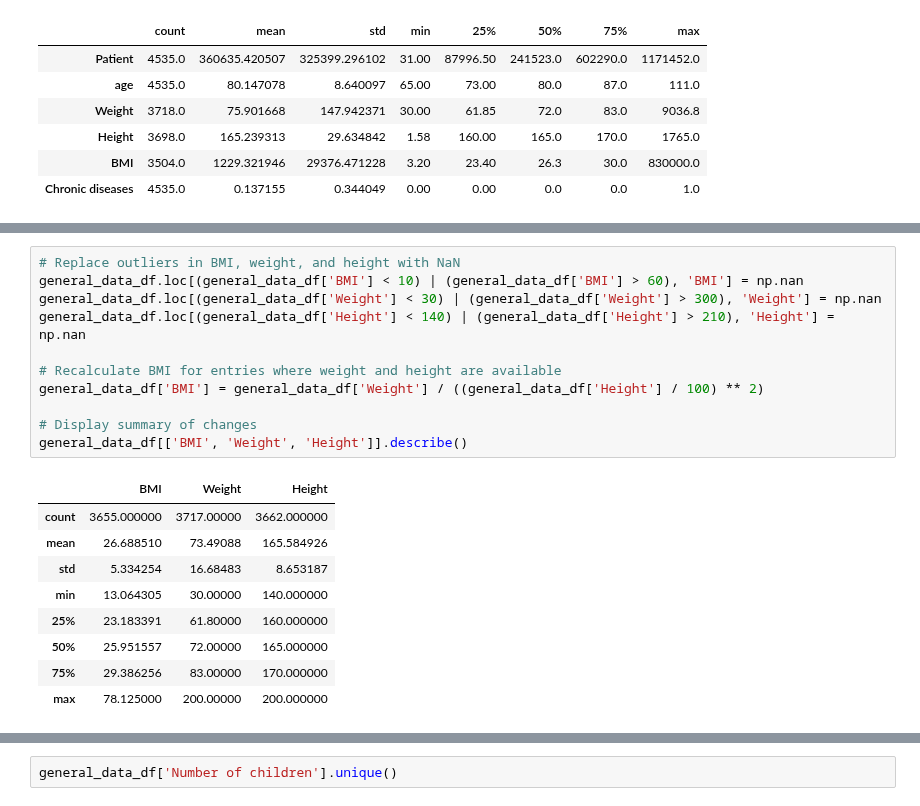
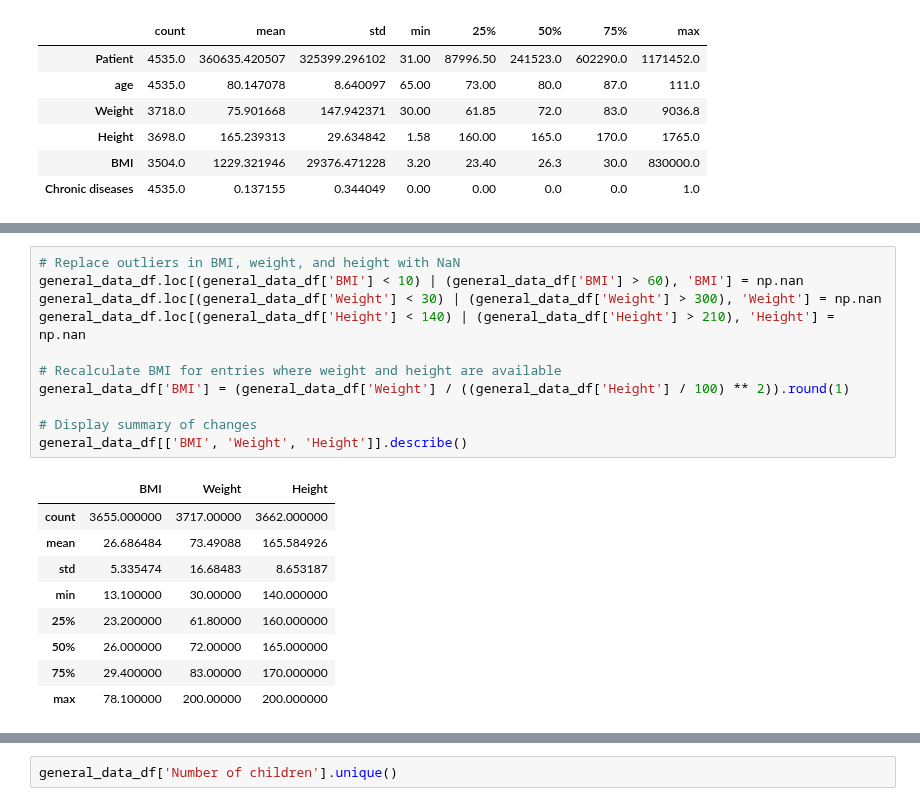
Before and after one commit to RyanWri/data-science2-lab-final-project, a Jupyter notebook: src/team_4/Task4.ipynb, the cells around one changed output, grey strips where cells are left out. Saved outputs shown, nothing was run; the diff lists cells and outputs as text.

```diff
--- a/src/team_4/Task4.ipynb
+++ b/src/team_4/Task4.ipynb
@@ -675,24 +661,24 @@ bmi_outliers, weight_outliers, height_outliers
 # %%
 # Replace outliers in BMI, weight, and height with NaN
 general_data_df.loc[(general_data_df['BMI'] < 10) | (general_data_df['BMI'] > 60), 'BMI'] = np.nan
 general_data_df.loc[(general_data_df['Weight'] < 30) | (general_data_df['Weight'] > 300), 'Weight'] = np.nan
 general_data_df.loc[(general_data_df['Height'] < 140) | (general_data_df['Height'] > 210), 'Height'] = np.nan
 
 # Recalculate BMI for entries where weight and height are available
-general_data_df['BMI'] = general_data_df['Weight'] / ((general_data_df['Height'] / 100) ** 2)
+general_data_df['BMI'] = (general_data_df['Weight'] / ((general_data_df['Height'] / 100) ** 2)).round(1)
 
 # Display summary of changes
 general_data_df[['BMI', 'Weight', 'Height']].describe()
 # %% [output]
 |  | BMI | Weight | Height |
 | count | 3655.000000 | 3717.00000 | 3662.000000 |
-| mean | 26.688510 | 73.49088 | 165.584926 |
-| std | 5.334254 | 16.68483 | 8.653187 |
-| min | 13.064305 | 30.00000 | 140.000000 |
-| 25% | 23.183391 | 61.80000 | 160.000000 |
-| 50% | 25.951557 | 72.00000 | 165.000000 |
-| 75% | 29.386256 | 83.00000 | 170.000000 |
-| max | 78.125000 | 200.00000 | 200.000000 |
+| mean | 26.686484 | 73.49088 | 165.584926 |
+| std | 5.335474 | 16.68483 | 8.653187 |
+| min | 13.100000 | 30.00000 | 140.000000 |
+| 25% | 23.200000 | 61.80000 | 160.000000 |
+| 50% | 26.000000 | 72.00000 | 165.000000 |
+| 75% | 29.400000 | 83.00000 | 170.000000 |
+| max | 78.100000 | 200.00000 | 200.000000 |
 # %%
 
 # Filling missing values for categorical data using mode
```
Also changed, not shown: parts of 21 cells of this notebook, 3 other files.
